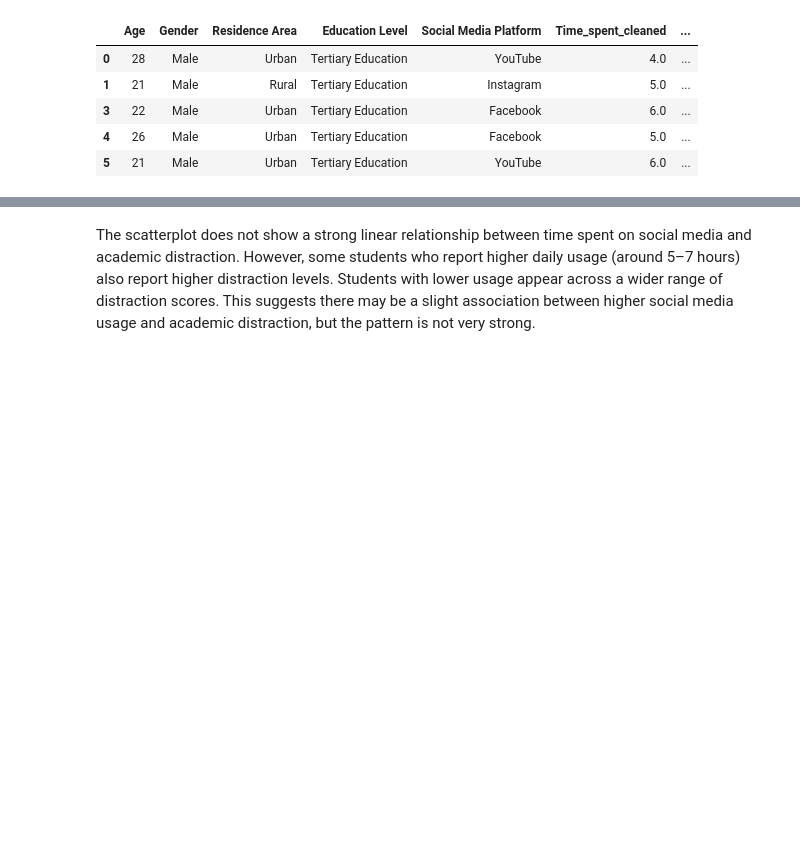
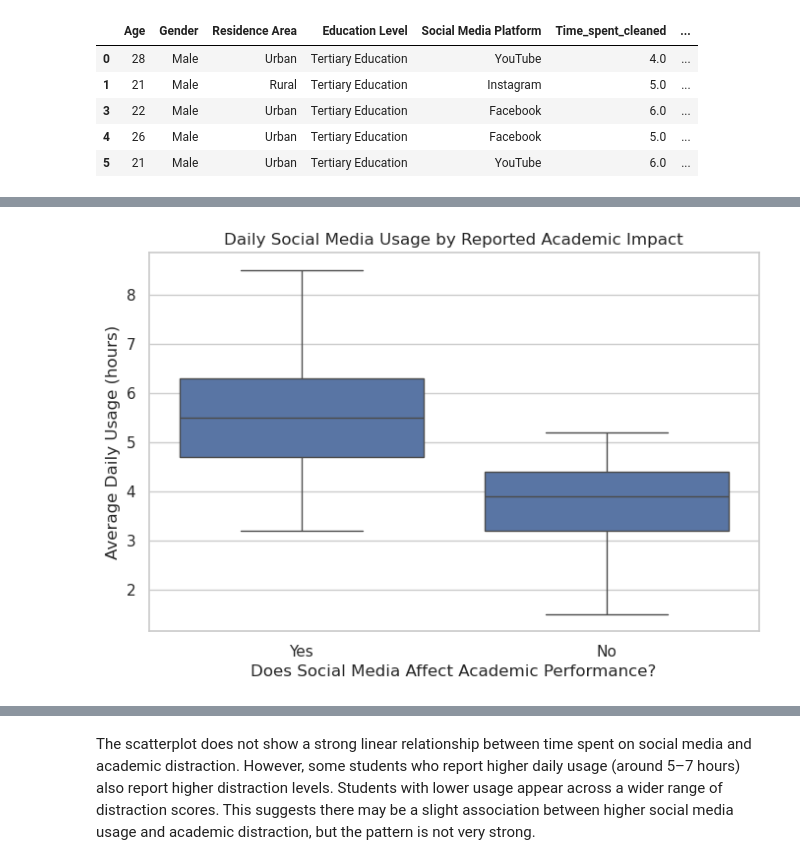
Before and after one commit to trishanhoang/Cogs-108-Group119_WI26, a Jupyter notebook: 02-EDACheckpoint.ipynb, the cells around one changed output, grey strips where cells are left out. Drawn from its saved outputs; the diff is of its cells as text; code cells hidden in the pictures; blank space fills up the shorter version.

Commit message:
Completed EDA analysis, cleaned data

```diff
--- a/02-EDACheckpoint.ipynb
+++ b/02-EDACheckpoint.ipynb
@@ -388,0 +395,16 @@ df.head()
+# %%
+plt.figure(figsize=(8,5))
+
+sns.boxplot(
+    data=df_raw,
+    x="Affects_Academic_Performance",
+    y="Avg_Daily_Usage_Hours"
+)
+
+plt.title("Daily Social Media Usage by Reported Academic Impact")
+plt.xlabel("Does Social Media Affect Academic Performance?")
+plt.ylabel("Average Daily Usage (hours)")
+
+plt.show()
+# %% [output]
+[figure, added]
```
Also changed, not shown: parts of 30 cells of this notebook.
